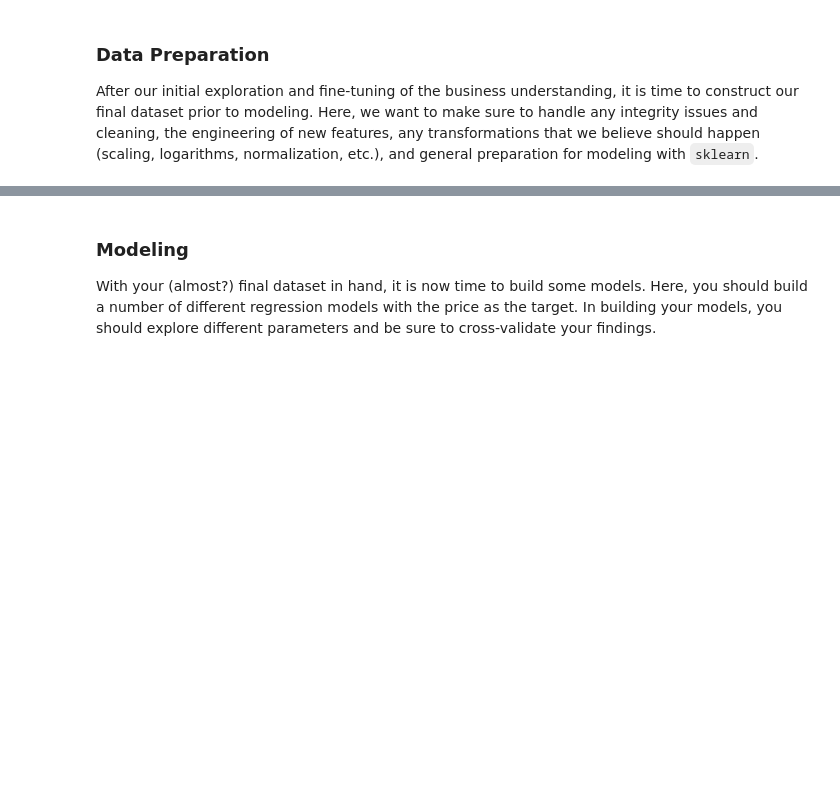
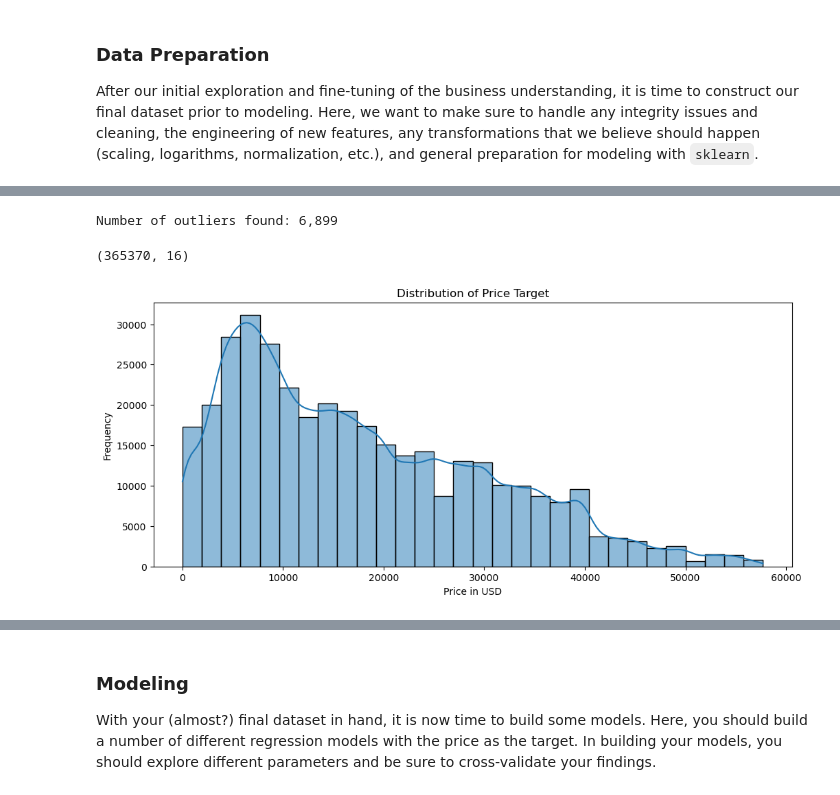
Before and after one commit to sujmishra/data-science-berkley, a Jupyter notebook: Assignment-11.1/prompt_II.ipynb, the cells around one changed output, grey strips where cells are left out. Drawn from its saved outputs; the diff is of its cells as text; code cells hidden in the pictures; blank space fills up the shorter version.

```diff
--- a/Assignment-11.1/prompt_II.ipynb
+++ b/Assignment-11.1/prompt_II.ipynb
@@ -78,0 +226,33 @@ After our initial exploration and fine-tuning of the business understanding, it
+# %%
+# Lets perform IQR and remove the outliers
+
+Q1 = df['price'].quantile(0.25)
+Q3 = df['price'].quantile(0.75)
+IQR = Q3 - Q1
+
+# Define outlier bounds
+lower_bound = Q1 - 1.5 * IQR
+upper_bound = Q3 + 1.5 * IQR
+
+# Count outliers
+outliers = ((df['price'] < lower_bound) | (df['price'] > upper_bound)).sum()
+print(f"Number of outliers found: {outliers:,}")
+
+# Remove outliers
+df = df[(df['price'] >= lower_bound) & (df['price'] <= upper_bound)]
+
+df.shape
+# %% [output]
+Number of outliers found: 6,899
+(365370, 16)
+# %%
+# Plot distribution of target(price) using a histogram post cleanup of outliers
+plt.figure(figsize=(12, 5))
+sns.histplot(df['price'], bins=30, kde=True)
+plt.title('Distribution of Price Target')
+plt.xlabel('Price in USD')
+plt.ylabel('Frequency')
+plt.savefig("images/price_distribution_post_outliers.png", dpi =300)
+plt.show()
+# %% [output]
+[figure, added]
```
Also changed, not shown: parts of 38 cells of this notebook, 4 other files.
